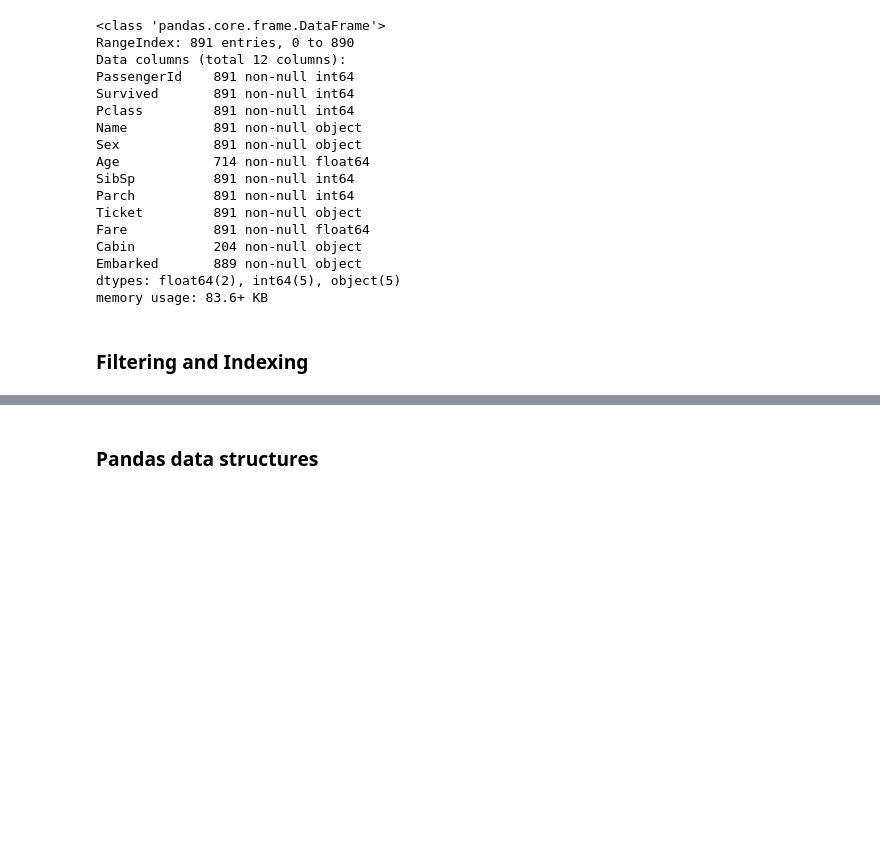
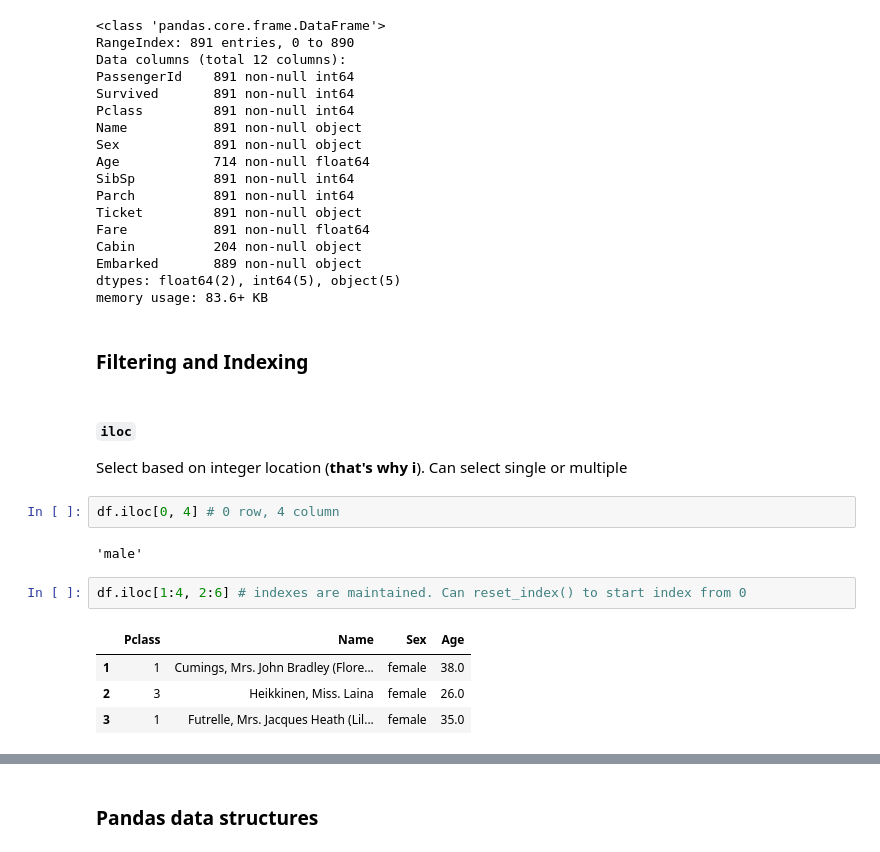
Before and after one commit to groverpr/learn_python_libraries, a Jupyter notebook: pandas/pandas_cheatsheet.ipynb, the cells around one changed output, grey strips where cells are left out. Cells and saved outputs as stored; diff of their text form; blank space fills up the shorter version.

```diff
--- a/pandas/pandas_cheatsheet.ipynb
+++ b/pandas/pandas_cheatsheet.ipynb
@@ -107,3 +108,17 @@ dtypes: float64(2), int64(5), object(5)
 memory usage: 83.6+ KB
 # %% [markdown]
 ### Filtering and Indexing
+# %% [markdown]
+#### `iloc`
+Select based on integer location (**that's why i**). Can select single or multiple
+# %%
+df.iloc[0, 4] # 0 row, 4 column
+# %% [output]
+'male'
+# %%
+df.iloc[1:4, 2:6] # indexes are maintained. Can reset_index() to start index from 0
+# %% [output]
+|  | Pclass | Name | Sex | Age |
+| 1 | 1 | Cumings, Mrs. John Bradley (Flore... | female | 38.0 |
+| 2 | 3 | Heikkinen, Miss. Laina | female | 26.0 |
+| 3 | 1 | Futrelle, Mrs. Jacques Heath (Lil... | female | 35.0 |
```
Also changed, not shown: parts of 14 cells of this notebook.
